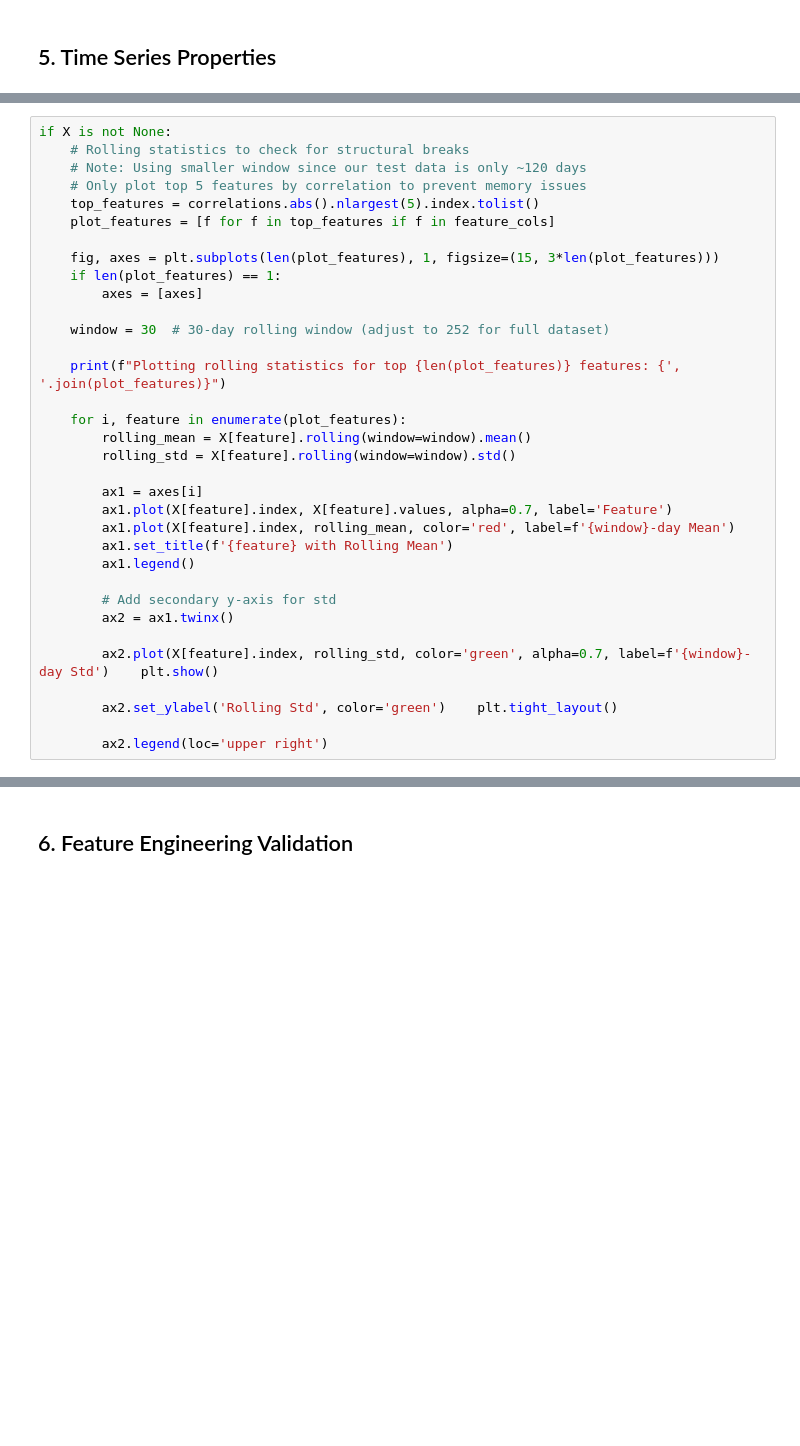
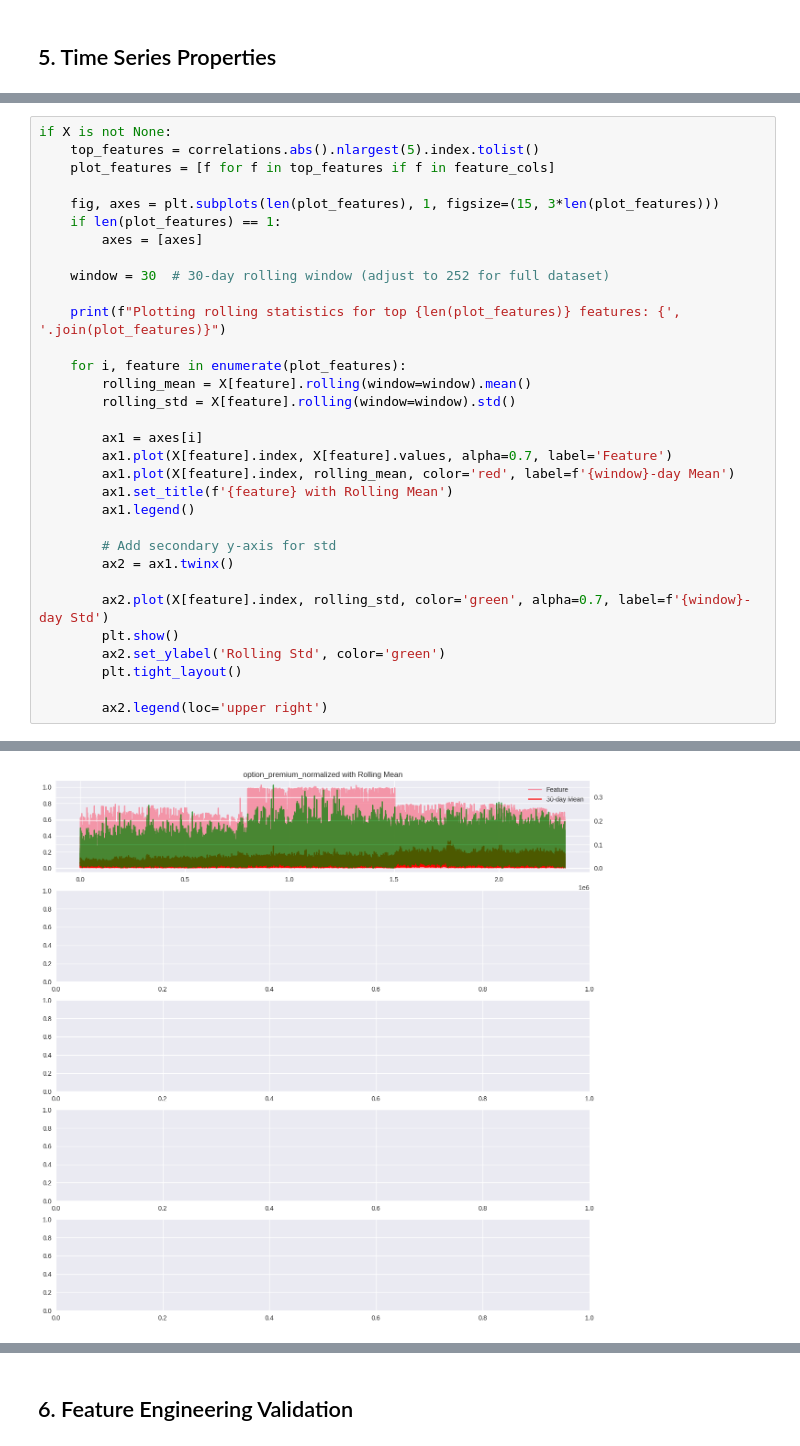
Before and after one commit to FranklineMisango/Algorithmic_Trading_and_HFT_Research, a Jupyter notebook: Algorithmic_Strategies/Deep_Learning_Options_Trading/notebooks/02_feature_analysis.ipynb, the cells around one changed output, grey strips where cells are left out. Saved outputs shown, nothing was run; the diff lists cells and outputs as text; blank space fills up the shorter version.

```diff
--- a/Algorithmic_Strategies/Deep_Learning_Options_Trading/notebooks/02_feature_analysis.ipynb
+++ b/Algorithmic_Strategies/Deep_Learning_Options_Trading/notebooks/02_feature_analysis.ipynb
@@ -277,8 +443,5 @@ if X is not None:
 # %%
 if X is not None:
-    # Rolling statistics to check for structural breaks
-    # Note: Using smaller window since our test data is only ~120 days
-    # Only plot top 5 features by correlation to prevent memory issues
     top_features = correlations.abs().nlargest(5).index.tolist()
     plot_features = [f for f in top_features if f in feature_cols]
 
@@ -303,8 +466,10 @@ if X is not None:
         # Add secondary y-axis for std
         ax2 = ax1.twinx()
 
-        ax2.plot(X[feature].index, rolling_std, color='green', alpha=0.7, label=f'{window}-day Std')    plt.show()
-
-        ax2.set_ylabel('Rolling Std', color='green')    plt.tight_layout()
+        ax2.plot(X[feature].index, rolling_std, color='green', alpha=0.7, label=f'{window}-day Std')
+        plt.show()
+        ax2.set_ylabel('Rolling Std', color='green')
+        plt.tight_layout()
 
         ax2.legend(loc='upper right')
+# %% [output]
@@ -310,0 +477 @@ if X is not None:
+[figure, added]
```
Also changed, not shown: parts of 12 cells of this notebook, 2 other files.
